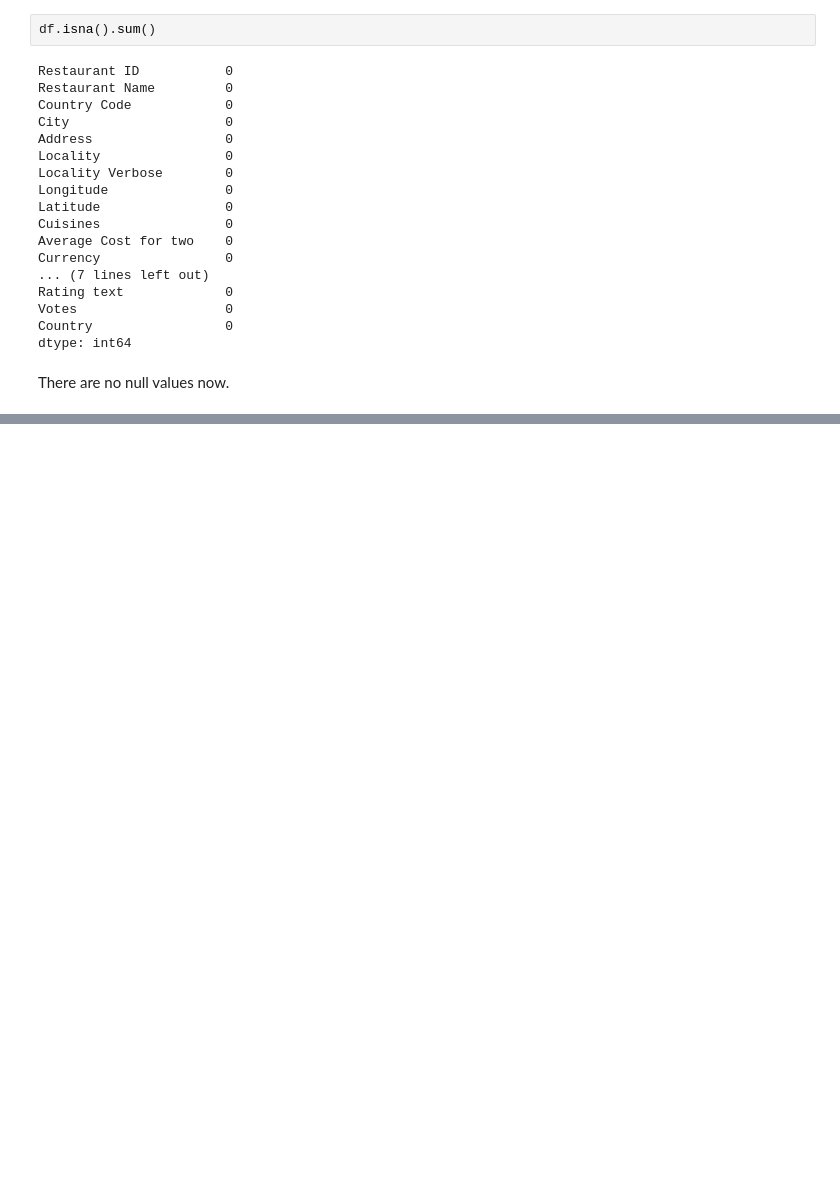
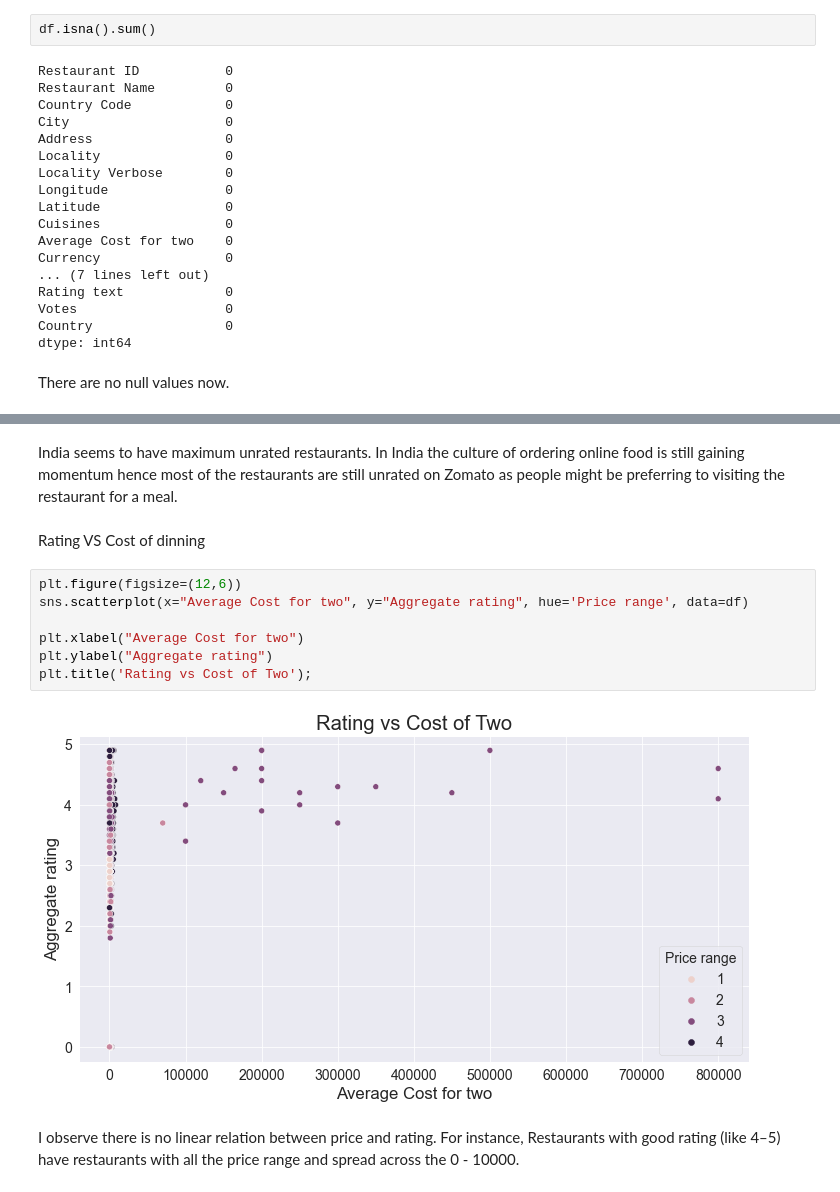
Before and after one commit to Thejas-V/projects, a Jupyter notebook: zomato.ipynb, the cells around one changed output, grey strips where cells are left out. Drawn from its saved outputs; the diff is of its cells as text; blank space fills up the shorter version.

```diff
--- a/zomato.ipynb
+++ b/zomato.ipynb
@@ -136,0 +231,15 @@ There are no null values now.
+# %% [markdown]
+India seems to have maximum unrated restaurants. In India the culture of ordering online food is still gaining momentum hence most of the restaurants are still unrated on Zomato as people might be preferring to visiting the restaurant for a meal.
+# %% [markdown]
+Rating VS Cost of dinning
+# %%
+plt.figure(figsize=(12,6))
+sns.scatterplot(x="Average Cost for two", y="Aggregate rating", hue='Price range', data=df)
+
+plt.xlabel("Average Cost for two")
+plt.ylabel("Aggregate rating")
+plt.title('Rating vs Cost of Two');
+# %% [output]
+[figure, added]
+# %% [markdown]
+I observe there is no linear relation between price and rating. For instance, Restaurants with good rating (like 4–5) have restaurants with all the price range and spread across the 0 - 10000.
```
Also changed, not shown: parts of 31 cells of this notebook.
